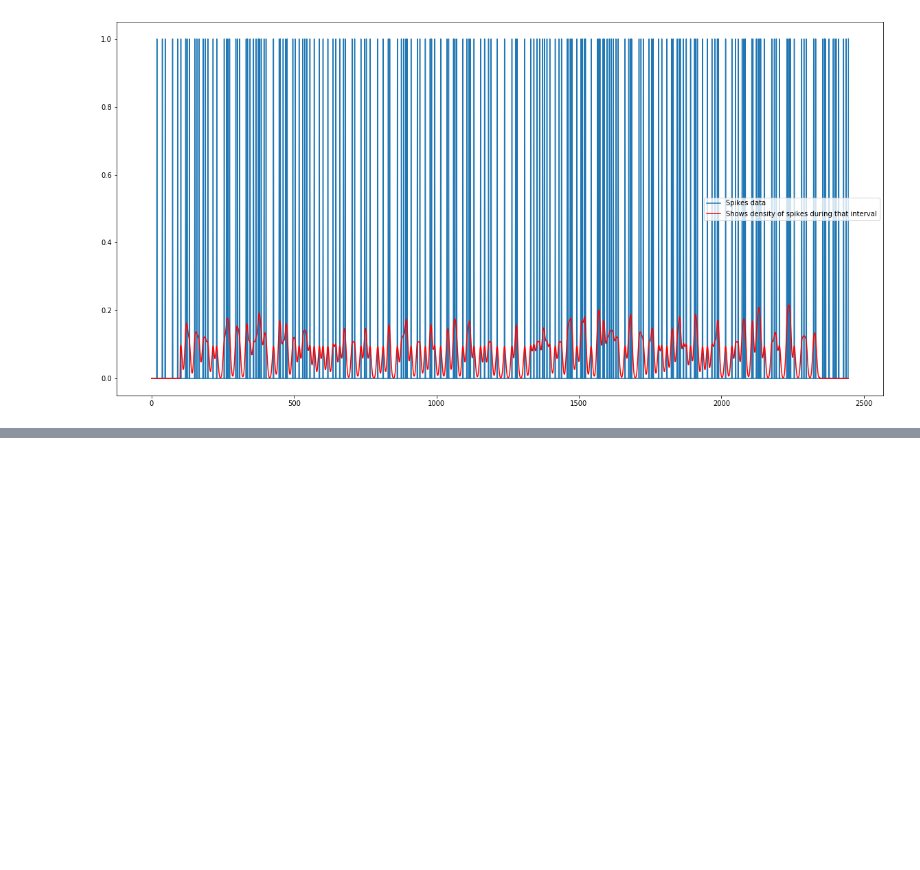
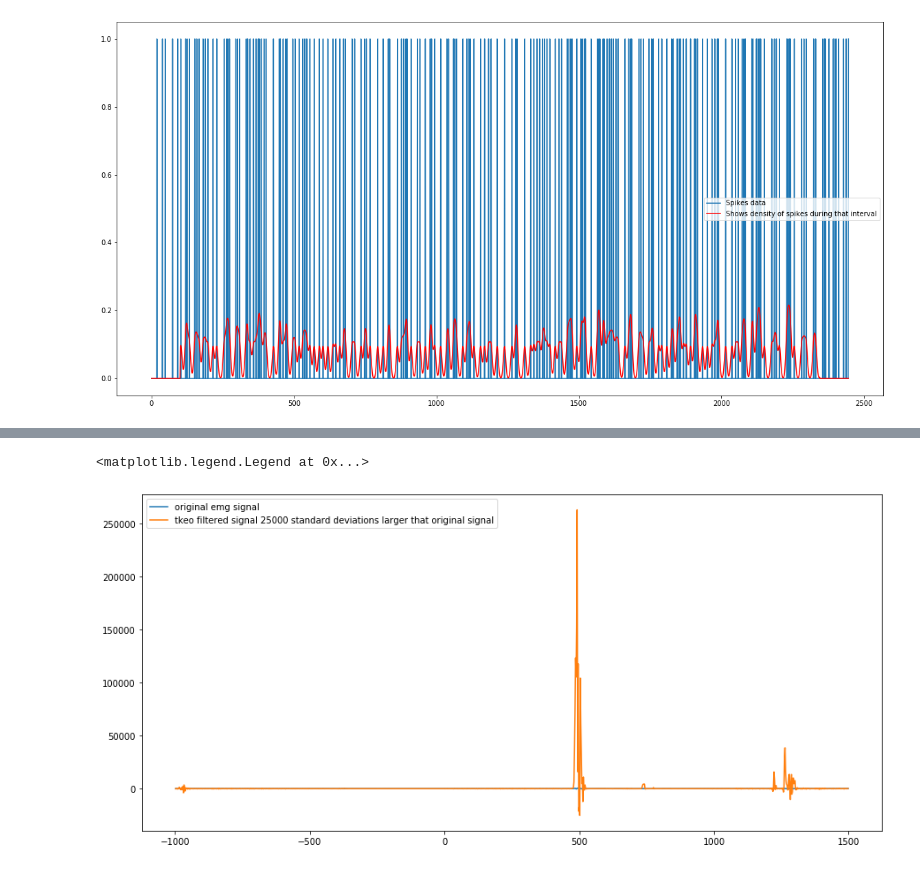
Before and after one commit to ViacheslavBobrov/SignalProcessing, a Jupyter notebook: courses/signal_processing/1.denoising/time_series_denoising.ipynb, the cells around one changed output, grey strips where cells are left out. Saved outputs shown, nothing was run; the diff lists cells and outputs as text; code cells hidden in the pictures; blank space fills up the shorter version.

```diff
--- a/courses/signal_processing/1.denoising/time_series_denoising.ipynb
+++ b/courses/signal_processing/1.denoising/time_series_denoising.ipynb
@@ -136,0 +154,12 @@ plt.legend()
+# %%
+#Xt^2 - Xt-1 * Xt+1
+tkeo_filtered_signal = emg_signal[1:-1] ** 2 - emg_signal[0:-2] * emg_signal[2:]
+
+plt.figure(figsize=(15, 7))
+plt.plot(emg_time[1:-1], emg_signal[1:-1], label='original emg signal')
+plt.plot(emg_time[1:-1], tkeo_filtered_signal,
+         label='tkeo filtered signal 25000 standard deviations larger that original signal')
+plt.legend()
+# %% [output]
+<matplotlib.legend.Legend at 0x...>
+[figure, added]
```
Also changed, not shown: parts of 11 cells of this notebook, 3 other files.
